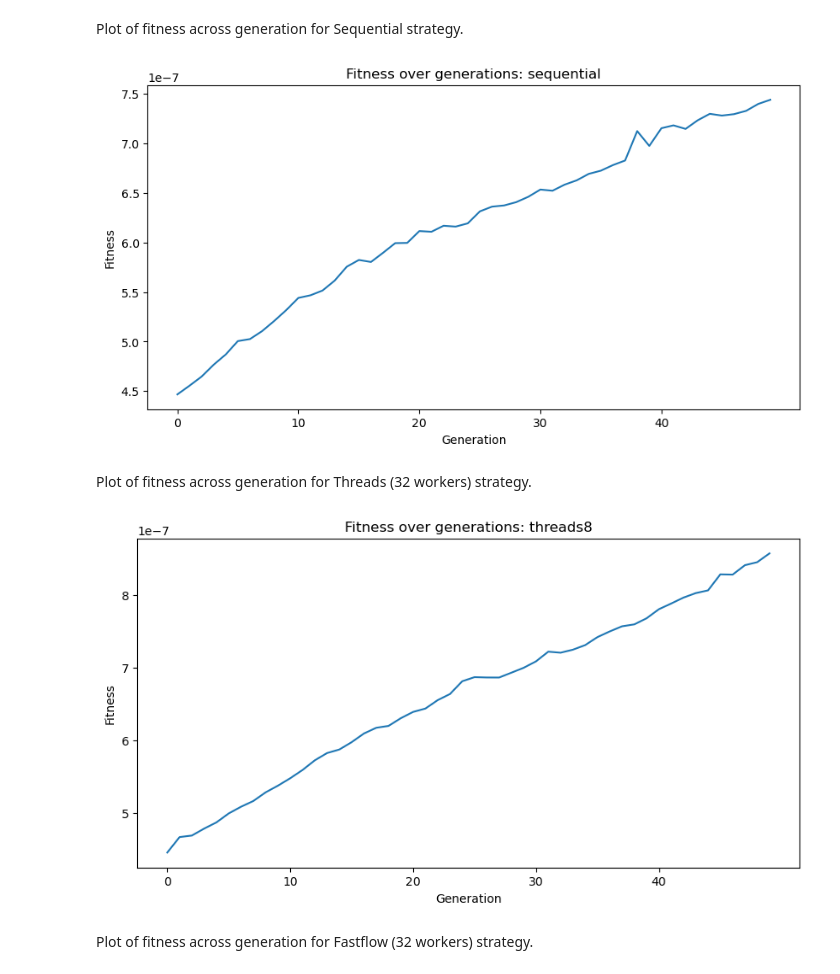
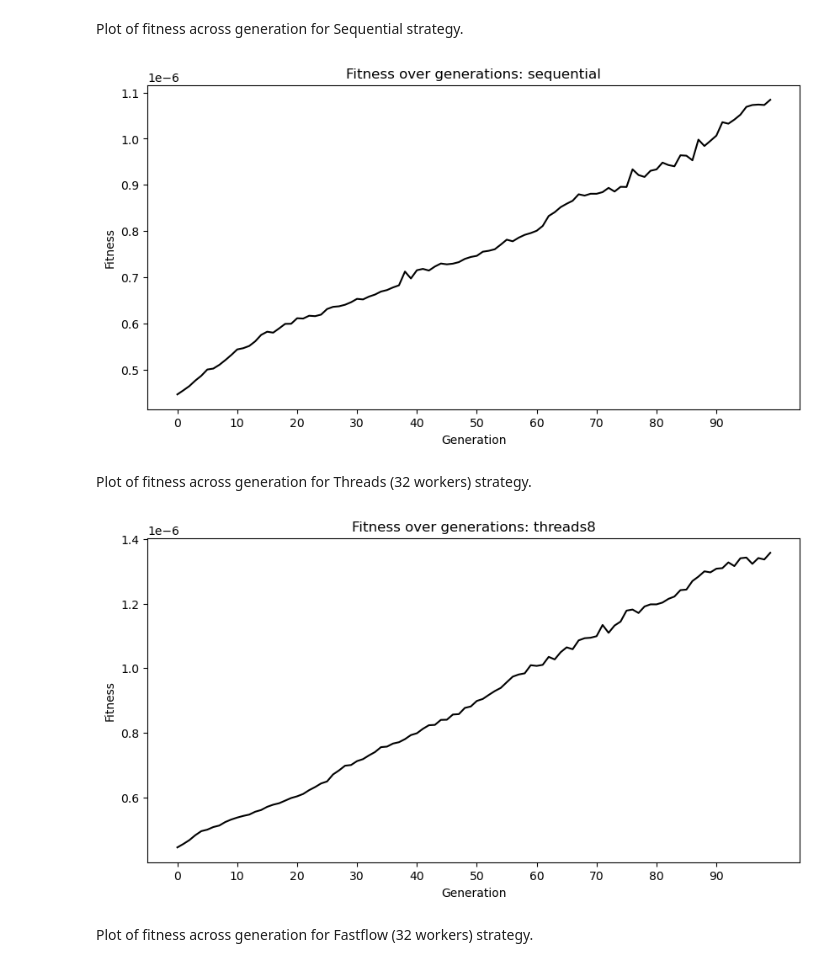
Before and after one commit to giacomo-cgn/parallel-genetic-tsp, a Jupyter notebook: plots.ipynb, the cells around one changed output. Drawn from its saved outputs; the diff is of its cells as text; code cells hidden in the pictures.

```diff
--- a/plots.ipynb
+++ b/plots.ipynb
@@ -10,7 +10,7 @@ df_fitness = pd.read_csv("results/best_fitnesses.csv", header=None)
 df_fitness = df_fitness.drop(df_fitness.columns[len(df_fitness.columns)-1], axis=1)
 # Add column names
 columns = ["parallel_strategy"]
-columns.extend(["gen_" + str(i) for i in range(0, 50)])
+columns.extend(["gen_" + str(i) for i in range(0, 100)])
 df_fitness.columns = columns
 
 
@@ -27,26 +27,26 @@ df_fitness.head()
 Plot of fitness across generation for Sequential strategy.
 # %%
 plt.figure(figsize=(10, 5))
-plt.plot(df_fitness.iloc[0, 1:])
-plt.title('Fitness over generations: ' + df_fitness.iloc[0, 0])
+plt.plot(df_fitness.iloc[1, 1:], color='black')
+plt.title('Fitness over generations: ' + df_fitness.iloc[1, 0])
 plt.xlabel('Generation')
 plt.ylabel('Fitness')
-plt.xticks(ticks=np.arange(0, 50, 10), labels=np.arange(0, 50, 10))
+plt.xticks(ticks=np.arange(0, 100, 10), labels=np.arange(0, 100, 10))
 plt.show()
 # %% [output]
-[figure, old version]
+[figure, new version]
 # %% [markdown]
 Plot of fitness across generation for Threads (32 workers) strategy.
 # %%
 plt.figure(figsize=(10, 5))
-plt.plot(df_fitness.iloc[10, 1:])
+plt.plot(df_fitness.iloc[10, 1:], color='black')
 plt.title('Fitness over generations: ' + df_fitness.iloc[10, 0])
 plt.xlabel('Generation')
 plt.ylabel('Fitness')
-plt.xticks(ticks=np.arange(0, 50, 10), labels=np.arange(0, 50, 10))
+plt.xticks(ticks=np.arange(0, 100, 10), labels=np.arange(0, 100, 10))
 plt.show()
 # %% [output]
-[figure, old version]
+[figure, new version]
 # %% [markdown]
 Plot of fitness across generation for Fastflow (32 workers) strategy.
 # %%
```
Also changed, not shown: parts of 34 cells of this notebook, 6 other files.
